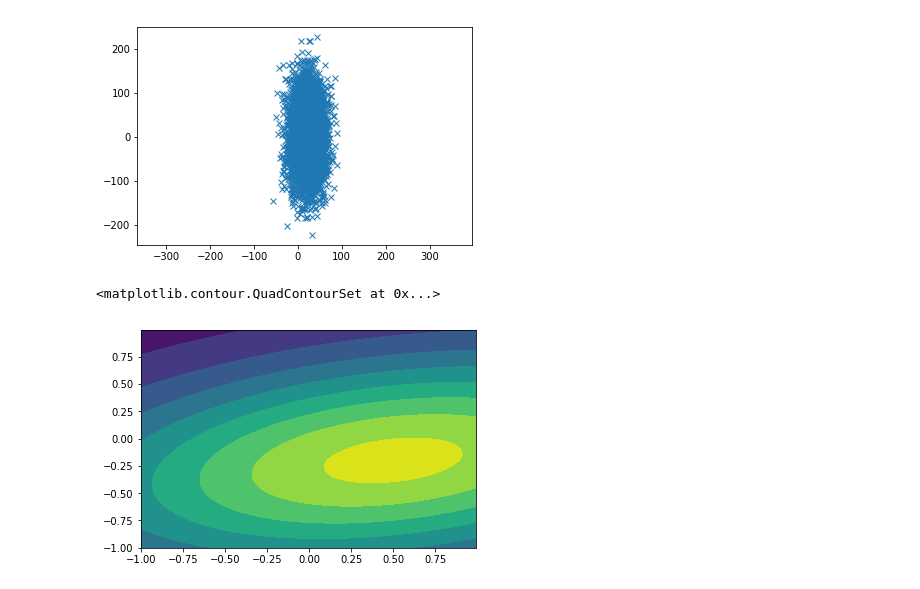
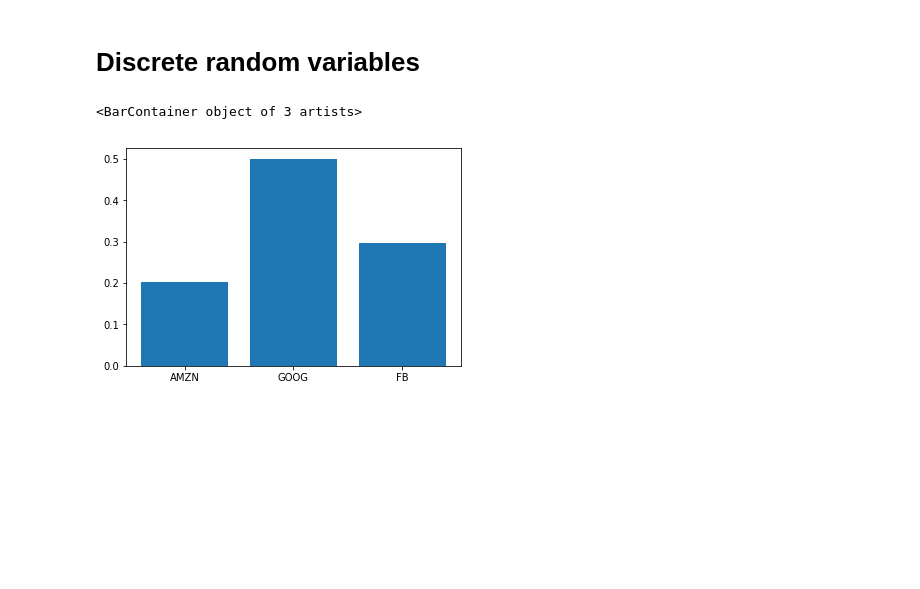
Before and after one commit to ykaitao/the-elements-of-reinforcement-learning, a Jupyter notebook: notebooks/random_variable.ipynb, the cells around one changed output. Cells and saved outputs as stored; diff of their text form; code cells hidden in the pictures; blank space fills up the shorter version.

```diff
--- a/notebooks/random_variable.ipynb
+++ b/notebooks/random_variable.ipynb
@@ -6,19 +8,18 @@ import numpy as np
-# %%
-mean = [1, 0]
-cov = [[1, 0], [0, 10]]  # diagonal covariance
-x, y = 20*np.random.multivariate_normal(mean, cov, 5000).T
-plt.plot(x, y, 'x')
-plt.axis('equal')
-plt.show()
-# %% [output]
-[figure, removed]
-# %%
-x, y = np.mgrid[-1:1:.01, -1:1:.01]
-pos = np.empty(x.shape + (2,))
-pos[:, :, 0] = x; pos[:, :, 1] = y
-rv = multivariate_normal([0.5, -0.2], [[2.0, 0.3], [0.3, 0.5]])
-# plt.contourf(x, y, rv.pdf(pos))
-plt.contourf(x, y, rv.pdf(pos))
-# %% [output]
-<matplotlib.contour.QuadContourSet at 0x...>
-[figure, removed]
+# %% [markdown]
+# Discrete random variables
+# %%
+state_set = ['AMZN', 'GOOG', 'FB']
+p = [0.2, 0.5, 0.3]
+
+sample_size = 10000
+samples = np.random.choice(state_set, size=sample_size, p=p)
+
+ratios = []
+for i in range(len(state_set)):
+    count = list(samples).count(state_set[i])
+    ratios.append(list(samples).count(state_set[i]) / sample_size)
+
+plt.bar(x=state_set, height=ratios)
+# %% [output]
+<BarContainer object of 3 artists>
+[figure, added]
```
Also changed, not shown: parts of 4 cells of this notebook, 4 other files.
